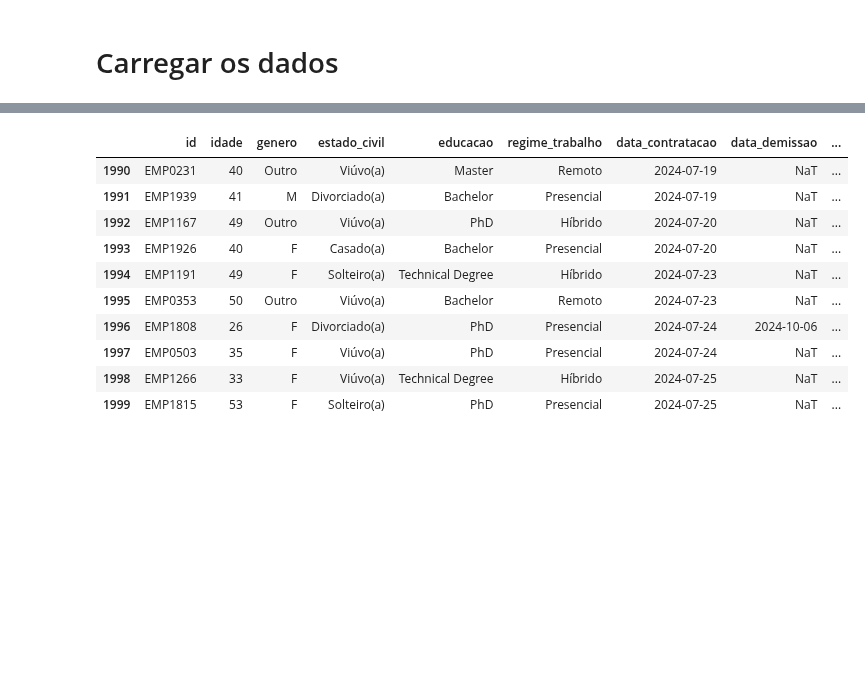
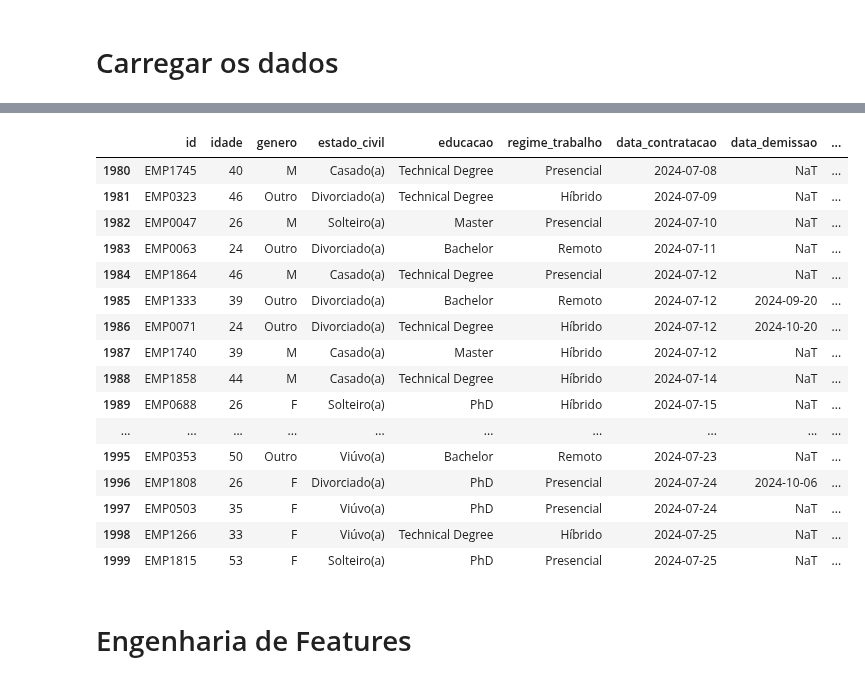
Before and after one commit to rocketseat-education/Desenvolvimento-de-IA, a Jupyter notebook: ensemble_random_forest/churn_employee.ipynb, the cells around one changed output, grey strips where cells are left out. Drawn from its saved outputs; the diff is of its cells as text; code cells hidden in the pictures; blank space fills up the shorter version.

Commit message:
Ensemble de Modelos - Random Forest - Preparação dos Dados, Engenharia de Features

```diff
--- a/ensemble_random_forest/churn_employee.ipynb
+++ b/ensemble_random_forest/churn_employee.ipynb
@@ -67,14 +65,22 @@ df_employees.head(10)
 # %%
-df_employees.tail(10)
+df_employees.tail(20)
 # %% [output]
 |  | id | idade | genero | estado_civil | educacao | regime_trabalho | data_contratacao | data_demissao | ... |
-| 1990 | EMP0231 | 40 | Outro | Viúvo(a) | Master | Remoto | 2024-07-19 | NaT | ... |
-| 1991 | EMP1939 | 41 | M | Divorciado(a) | Bachelor | Presencial | 2024-07-19 | NaT | ... |
-| 1992 | EMP1167 | 49 | Outro | Viúvo(a) | PhD | Híbrido | 2024-07-20 | NaT | ... |
-| 1993 | EMP1926 | 40 | F | Casado(a) | Bachelor | Presencial | 2024-07-20 | NaT | ... |
-| 1994 | EMP1191 | 49 | F | Solteiro(a) | Technical Degree | Híbrido | 2024-07-23 | NaT | ... |
+| 1980 | EMP1745 | 40 | M | Casado(a) | Technical Degree | Presencial | 2024-07-08 | NaT | ... |
+| 1981 | EMP0323 | 46 | Outro | Divorciado(a) | Technical Degree | Híbrido | 2024-07-09 | NaT | ... |
+| 1982 | EMP0047 | 26 | M | Solteiro(a) | Master | Presencial | 2024-07-10 | NaT | ... |
+| 1983 | EMP0063 | 24 | Outro | Divorciado(a) | Bachelor | Remoto | 2024-07-11 | NaT | ... |
+| 1984 | EMP1864 | 46 | M | Casado(a) | Technical Degree | Presencial | 2024-07-12 | NaT | ... |
+| 1985 | EMP1333 | 39 | Outro | Divorciado(a) | Bachelor | Remoto | 2024-07-12 | 2024-09-20 | ... |
+| 1986 | EMP0071 | 24 | Outro | Divorciado(a) | Technical Degree | Híbrido | 2024-07-12 | 2024-10-20 | ... |
+| 1987 | EMP1740 | 39 | M | Casado(a) | Master | Híbrido | 2024-07-12 | NaT | ... |
+| 1988 | EMP1858 | 44 | M | Casado(a) | Technical Degree | Híbrido | 2024-07-14 | NaT | ... |
+| 1989 | EMP0688 | 26 | F | Solteiro(a) | PhD | Híbrido | 2024-07-15 | NaT | ... |
+| ... | ... | ... | ... | ... | ... | ... | ... | ... | ... |
 | 1995 | EMP0353 | 50 | Outro | Viúvo(a) | Bachelor | Remoto | 2024-07-23 | NaT | ... |
 | 1996 | EMP1808 | 26 | F | Divorciado(a) | PhD | Presencial | 2024-07-24 | 2024-10-06 | ... |
 | 1997 | EMP0503 | 35 | F | Viúvo(a) | PhD | Presencial | 2024-07-24 | NaT | ... |
 | 1998 | EMP1266 | 33 | F | Viúvo(a) | Technical Degree | Híbrido | 2024-07-25 | NaT | ... |
 | 1999 | EMP1815 | 53 | F | Solteiro(a) | PhD | Presencial | 2024-07-25 | NaT | ... |
+# %% [markdown]
+# Engenharia de Features
```
Also changed, not shown: parts of 4 cells of this notebook.
